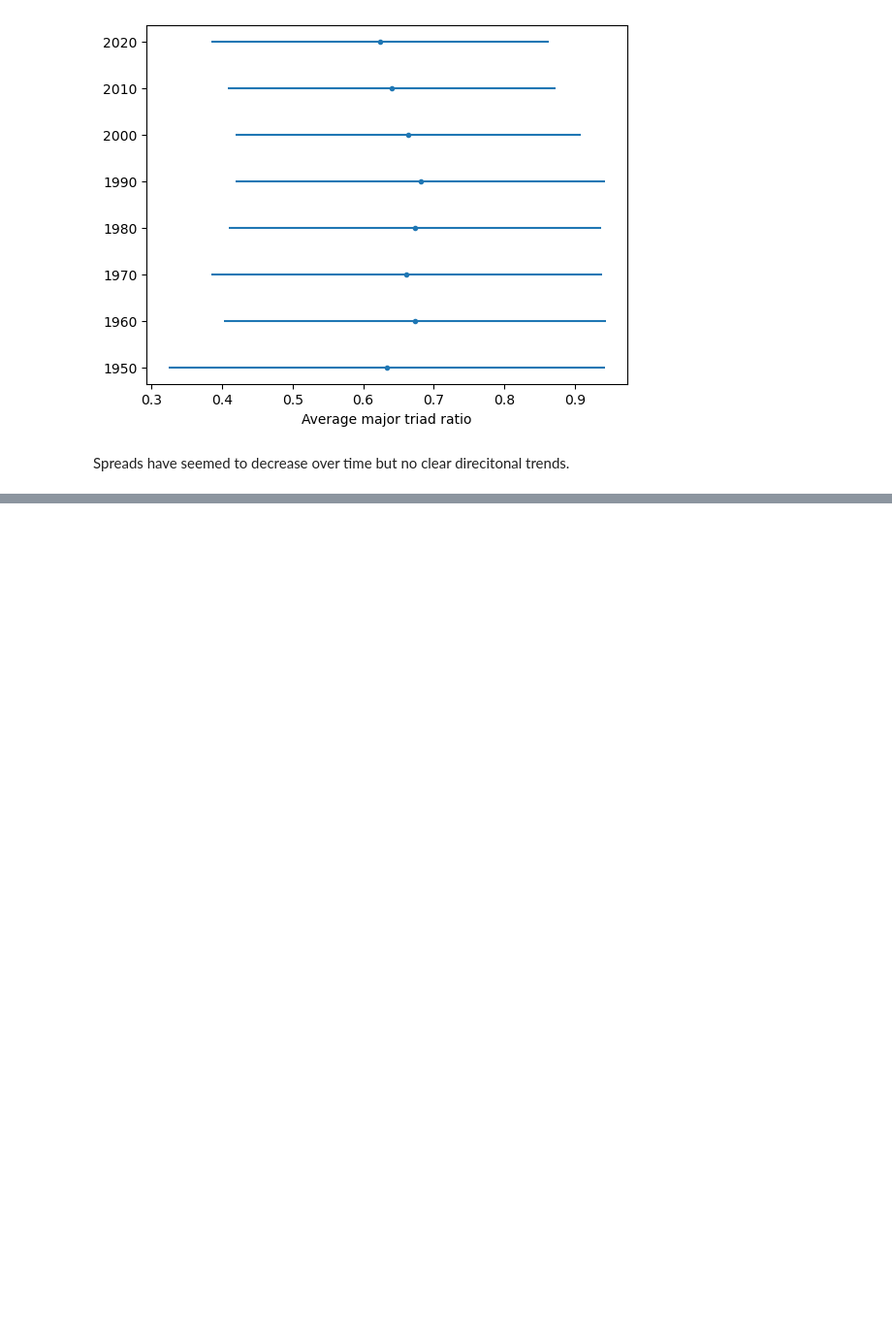
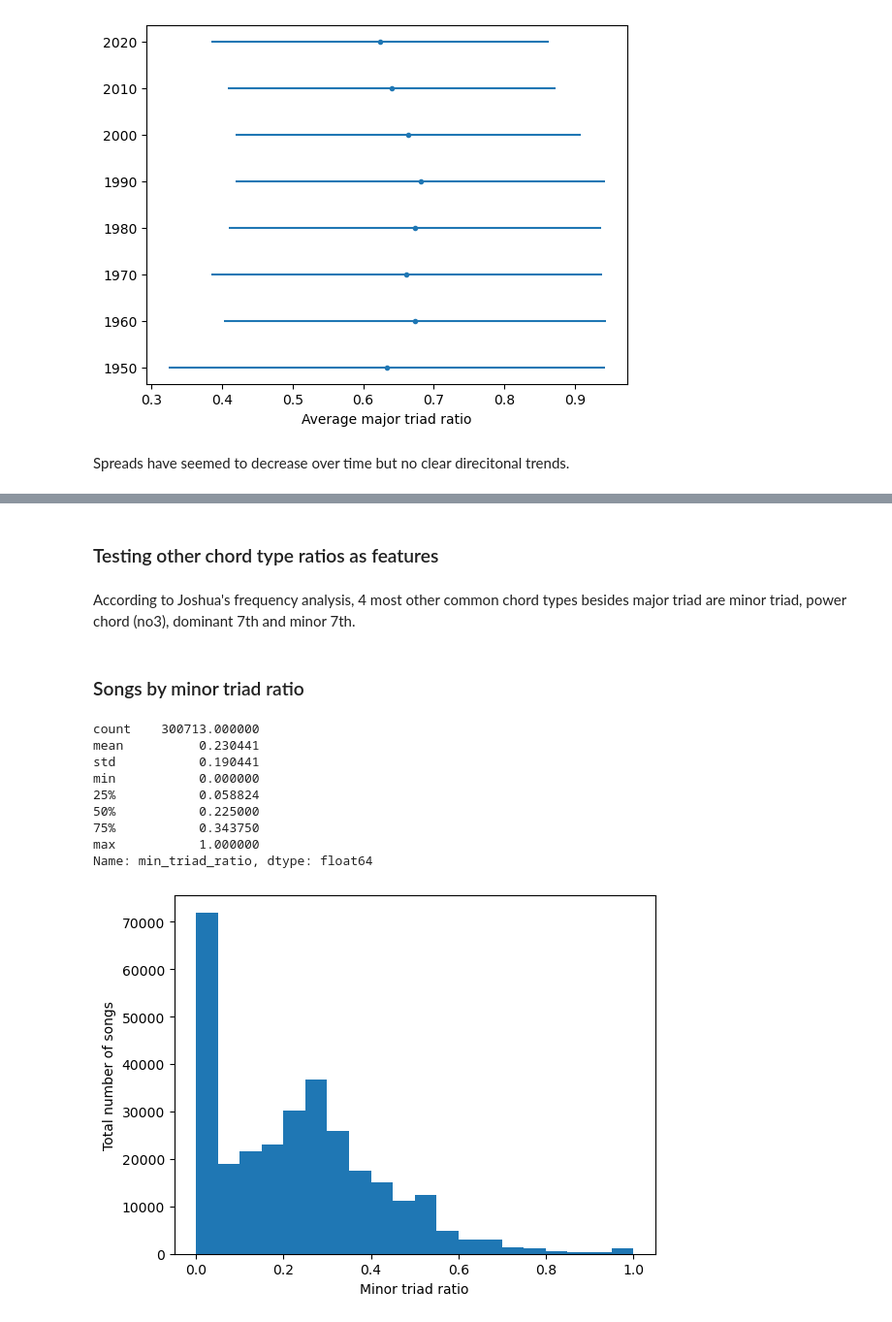
Before and after one commit to Erdos-Projects/fall-2025-harmonic-features-for-song-recommendations, a Jupyter notebook: chord_matrix_conversion/eda.ipynb, the cells around one changed output, grey strips where cells are left out. Shown at 97% size. Drawn from its saved outputs; the diff is of its cells as text; code cells hidden in the pictures; blank space fills up the shorter version.

Commit message:
completed eda for chord_matrices

```diff
--- a/chord_matrix_conversion/eda.ipynb
+++ b/chord_matrix_conversion/eda.ipynb
@@ -495,7 +501,9 @@ def major_triads(chord_matrix):
 # %%
+#10X speedup
 import timeit
+testmat=df.sample(1).iloc[0,1]
 for i in range(10):
-    a1=timeit.timeit("major_triads(mat)","from __main__ import major_triads, mat",number=1000)
-    a2=timeit.timeit("new_triads(mat)","from __main__ import new_triads, mat",number=1000)
+    a1=timeit.timeit("major_triads(testmat)","from __main__ import major_triads, testmat",number=1000)
+    a2=timeit.timeit("new_triads(testmat)","from __main__ import new_triads, testmat",number=1000)
     print(a1,a2)
 # %% [output]
@@ -579,0 +590,55 @@ Spreads have seemed to decrease over time but no clear direcitonal trends.
+# %% [markdown]
+### Testing other chord type ratios as features ###
+# %% [markdown]
+According to Joshua's frequency analysis, 4 most other common chord types besides major triad are minor triad, power chord (no3), dominant 7th and minor 7th.
+# %%
+#helper functions
+
+min_triad_vec=[0,0,0,0,1,0,0,0,1,0,0,1] #Cmin
+min_transpositions=[]
+for i in range(12):
+    min_transpositions.append(transpose_chord_up(min_triad_vec,i))
+
+pow_vec=[0,0,0,0,1,0,0,0,0,0,0,1] #C power chord
+pow_transpositions=[]
+for i in range(12):
+    pow_transpositions.append(transpose_chord_up(pow_vec,i))
+
+min7_vec=[0,1,0,0,1,0,0,0,1,0,0,1] #Cmin7
+min7_transpositions=[]
+for i in range(12):
+    min7_transpositions.append(transpose_chord_up(min7_vec,i))
+
+dom7_vec=[0,1,0,0,1,0,0,1,0,0,0,1] #C7
+dom7_transpositions=[]
+for i in range(12):
+    dom7_transpositions.append(transpose_chord_up(dom7_vec,i))
+
+
+def chord_ratio(mat,trans):
+    chords=[list(row) in trans for row in np.transpose(mat)]
+    return np.mean(chords)
+# %%
+df.insert(9,'min_triad_ratio',df['chord_matrix'].apply(chord_ratio,trans=min_transpositions))
+df.insert(10,'pow_ratio',df['chord_matrix'].apply(chord_ratio,trans=pow_transpositions))
+df.insert(11,'min7_ratio',df['chord_matrix'].apply(chord_ratio,trans=min7_transpositions))
+df.insert(12,'dom7_ratio',df['chord_matrix'].apply(chord_ratio,trans=dom7_transpositions))
+# %% [markdown]
+### Songs by minor triad ratio ###
+# %%
+plt.hist(df.min_triad_ratio,bins=20)
+print(df.min_triad_ratio.describe())
+plt.xlabel('Minor triad ratio')
+plt.ylabel('Total number of songs')
+plt.show()
+# %% [output]
+count    300713.000000
+mean          0.230441
+std           0.190441
+min           0.000000
+25%           0.058824
+50%           0.225000
+75%           0.343750
+max           1.000000
+Name: min_triad_ratio, dtype: float64
+[figure, added]
```
Also changed, not shown: parts of 58 cells of this notebook, 1 other file.
